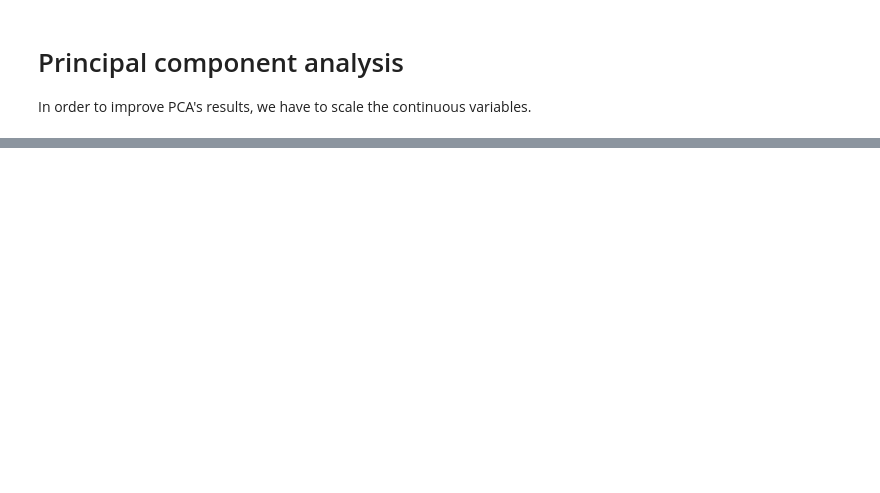
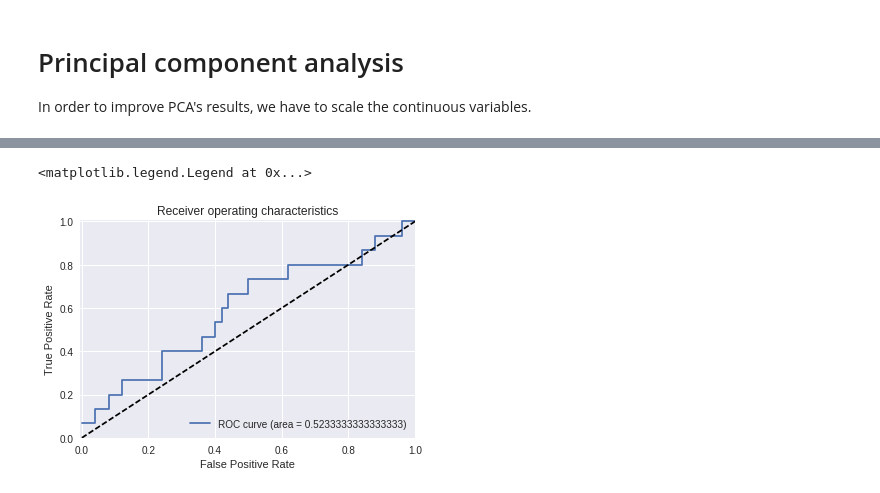
Before and after one commit to cheminfIBB/MM-diagnosis, a Jupyter notebook: Malignant mesothelioma analysis.ipynb, the cells around one changed output, grey strips where cells are left out. Drawn from its saved outputs; the diff is of its cells as text; code cells hidden in the pictures; blank space fills up the shorter version.

```diff
--- a/Malignant mesothelioma analysis.ipynb
+++ b/Malignant mesothelioma analysis.ipynb
@@ -305,0 +289,7 @@ print('{}/{} = '.format(np.sum(y_test == predicted), len(y_test)),
+# %%
+y_base_rate = base_rate_model(test)
+X_test = test[test.columns.difference(['class of diagnosis'])]
+y_test = test['class of diagnosis']
+X_train = train[train.columns.difference(['class of diagnosis'])]
+y_train = train['class of diagnosis']
+print("Base rate accuracy is {}".format(accuracy_score(y_test, y_base_rate)))
@@ -305,0 +298,3 @@ print('{}/{} = '.format(np.sum(y_test == predicted), len(y_test)),
+# %%
+model = LogisticRegression(penalty='l2', C=1)
+model.fit(X_train, y_train)
@@ -305,0 +311,9 @@ print('{}/{} = '.format(np.sum(y_test == predicted), len(y_test)),
+# %%
+print("BASE MODEL")
+base_roc_auc = roc_auc_score(y_test, base_rate_model(X_test))
+print("Base rate AUC = {}".format(base_roc_auc))
+print(classification_report(y_test, base_rate_model(X_test)))
+print("LOGISTIC MODEL")
+logit_roc_auc = roc_auc_score(y_test, model.predict(X_test))
+print("Base rate AUC = {}".format(logit_roc_auc))
+print(classification_report(y_test, model.predict(X_test)))
@@ -305,0 +338,14 @@ print('{}/{} = '.format(np.sum(y_test == predicted), len(y_test)),
+# %%
+fpr, tpr, thresholds = roc_curve(y_test, model.predict_proba(X_test)[:, 1])
+# %%
+plt.plot(fpr, tpr, label="ROC curve (area = {})".format(logit_roc_auc))
+plt.plot([0, 1], [0, 1], 'k--')
+plt.xlim([-0.005, 1.0])
+plt.ylim([0.0, 1.005])
+plt.xlabel("False Positive Rate")
+plt.ylabel("True Positive Rate")
+plt.title("Receiver operating characteristics")
+plt.legend(loc="lower right")
+# %% [output]
+<matplotlib.legend.Legend at 0x...>
+[figure, added]
```
Also changed, not shown: parts of 29 cells of this notebook.
